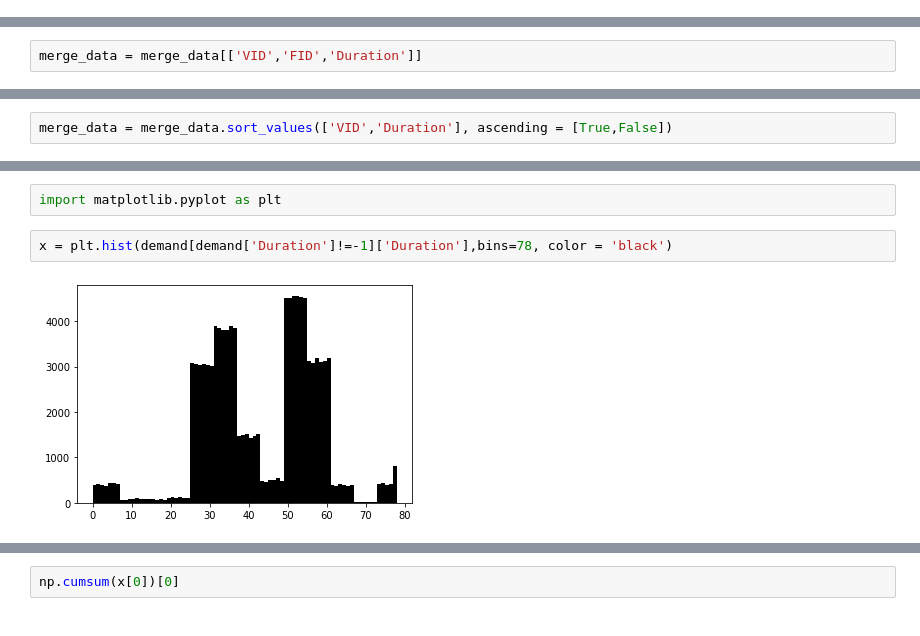
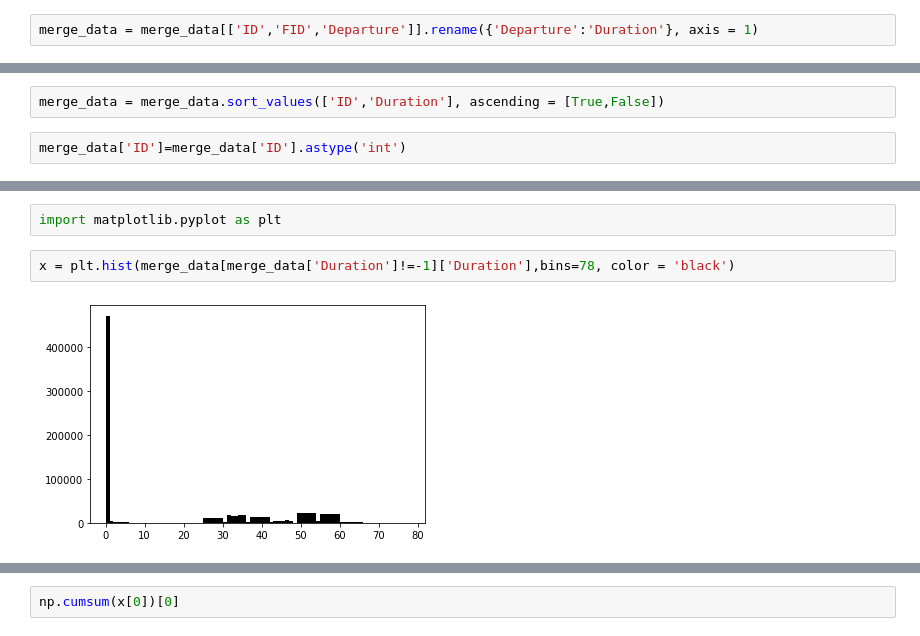
Before and after one commit to umnilab/A_RESCUE, a Jupyter notebook: Repast_ParaRoute_PartOpt/EvacSim/data/Demand process.ipynb, the cells around one changed output, grey strips where cells are left out. Saved outputs shown, nothing was run; the diff lists cells and outputs as text.

```diff
--- a/Repast_ParaRoute_PartOpt/EvacSim/data/Demand process.ipynb
+++ b/Repast_ParaRoute_PartOpt/EvacSim/data/Demand process.ipynb
@@ -26,5 +21,7 @@ zone_centroid.head()
 # %%
 merge_data = pd.merge(demand, zone_centroid, left_on='Location', right_on = 'GEOID')
+# %%
+merge_data = merge_data[['ID','FID','Departure']].rename({'Departure':'Duration'}, axis = 1)
 # %%
 merge_data
 # %% [output]
@@ -44,4 +41,2 @@ merge_data
-# %%
-merge_data = merge_data[['VID','FID','Duration']]
 # %%
 merge_data['FID']+=1
@@ -54,3 +43,5 @@ See the caveats in the documentation: https://pandas.pydata.org/pandas-docs/stab
 # %%
-merge_data = merge_data.sort_values(['VID','Duration'], ascending = [True,False])
+merge_data = merge_data.sort_values(['ID','Duration'], ascending = [True,False])
+# %%
+merge_data['ID']=merge_data['ID'].astype('int')
 # %%
@@ -60,9 +51,9 @@ Visualize the demand by time tick.
 # %%
 import matplotlib.pyplot as plt
 # %%
-x = plt.hist(demand[demand['Duration']!=-1]['Duration'],bins=78, color = 'black')
+x = plt.hist(merge_data[merge_data['Duration']!=-1]['Duration'],bins=78, color = 'black')
 # %% [output]
-[figure, old version]
+[figure, new version]
 # %%
 plt.plot(x[1][:78],x[0],'*-')
 
```
Also changed, not shown: parts of 9 cells of this notebook, 28 other files.
